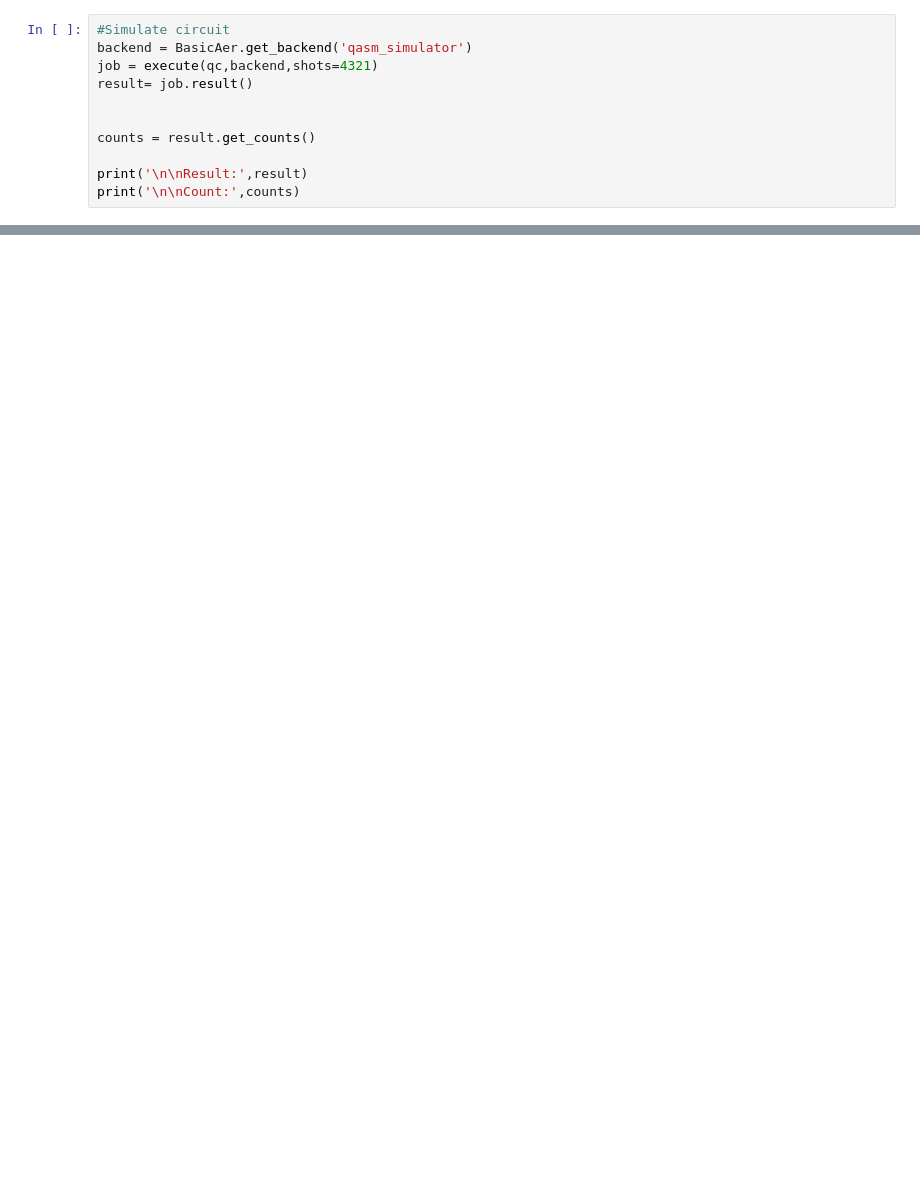
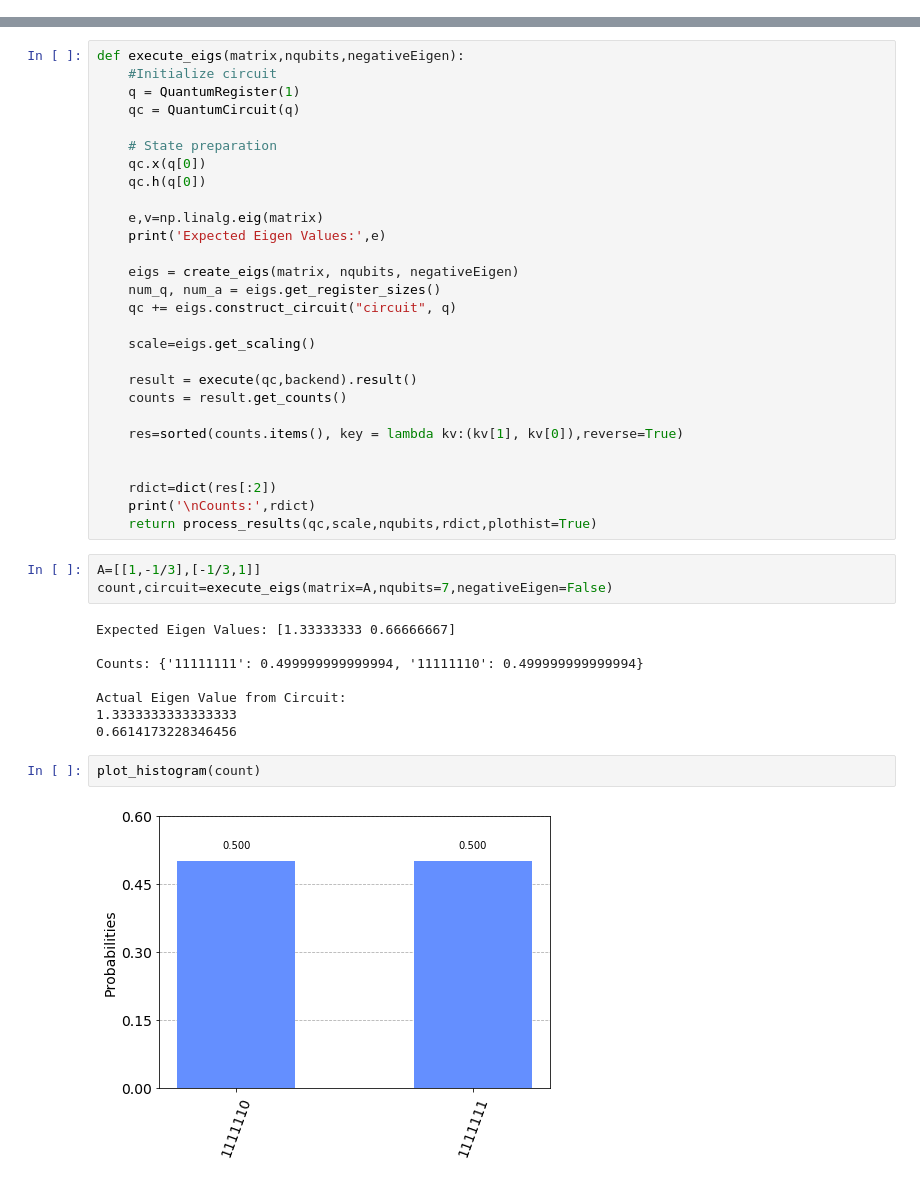
Before and after one commit to Anand-GitH/HHL-QuantumComputing, a Jupyter notebook: Qiskit-QPEStandalone.ipynb, the cells around one changed output, grey strips where cells are left out. Saved outputs shown, nothing was run; the diff lists cells and outputs as text; blank space fills up the shorter version.

```diff
--- a/Qiskit-QPEStandalone.ipynb
+++ b/Qiskit-QPEStandalone.ipynb
@@ -74,11 +55,0 @@ Circuit:
-# %%
-#Simulate circuit
-backend = BasicAer.get_backend('qasm_simulator')
-job = execute(qc,backend,shots=4321)
-result= job.result()
-
-
-counts = result.get_counts()
-
-print('\n\nResult:',result)
-print('\n\nCount:',counts)
@@ -89,0 +74,43 @@ Count: {'001': 852, '010': 98, '111': 2246, '110': 882, '011': 42, '000': 41, '1
+# %%
+def execute_eigs(matrix,nqubits,negativeEigen):
+    #Initialize circuit
+    q = QuantumRegister(1)
+    qc = QuantumCircuit(q)
+
+    # State preparation
+    qc.x(q[0])
+    qc.h(q[0])
+
+    e,v=np.linalg.eig(matrix)
+    print('Expected Eigen Values:',e)
+
+    eigs = create_eigs(matrix, nqubits, negativeEigen)
+    num_q, num_a = eigs.get_register_sizes()
+    qc += eigs.construct_circuit("circuit", q)
+
+    scale=eigs.get_scaling()
+
+    result = execute(qc,backend).result()
+    counts = result.get_counts()
+
+    res=sorted(counts.items(), key = lambda kv:(kv[1], kv[0]),reverse=True)
+
+
+    rdict=dict(res[:2])
+    print('\nCounts:',rdict)
+    return process_results(qc,scale,nqubits,rdict,plothist=True)
+# %%
+A=[[1,-1/3],[-1/3,1]]
+count,circuit=execute_eigs(matrix=A,nqubits=7,negativeEigen=False)
+# %% [output]
+Expected Eigen Values: [1.33333333 0.66666667]
+
+Counts: {'11111111': 0.499999999999994, '11111110': 0.499999999999994}
+
+Actual Eigen Value from Circuit:
+1.3333333333333333
+0.6614173228346456
+# %%
+plot_histogram(count)
+# %% [output]
+[figure, added]
```
Also changed, not shown: parts of 11 cells of this notebook, 1 other file.
